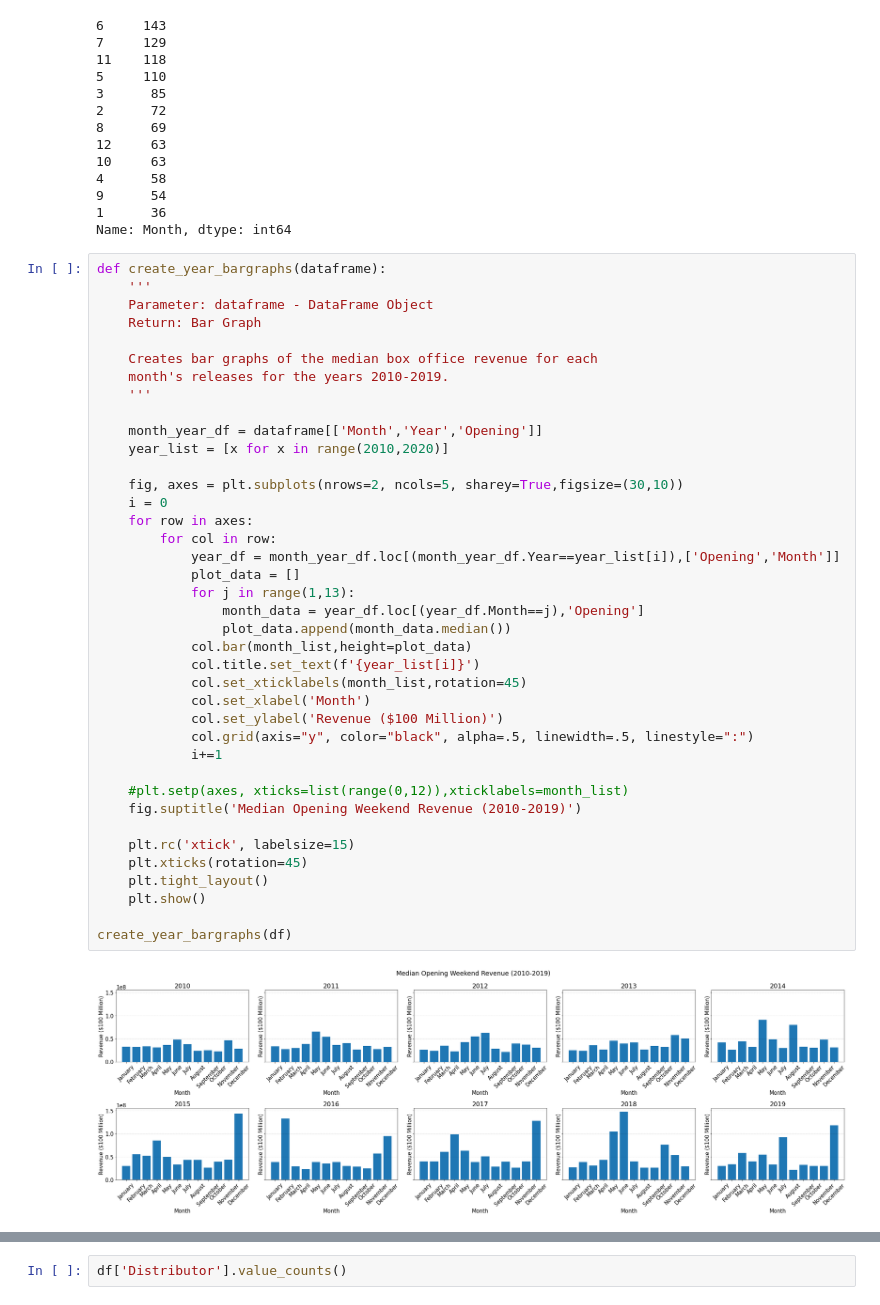
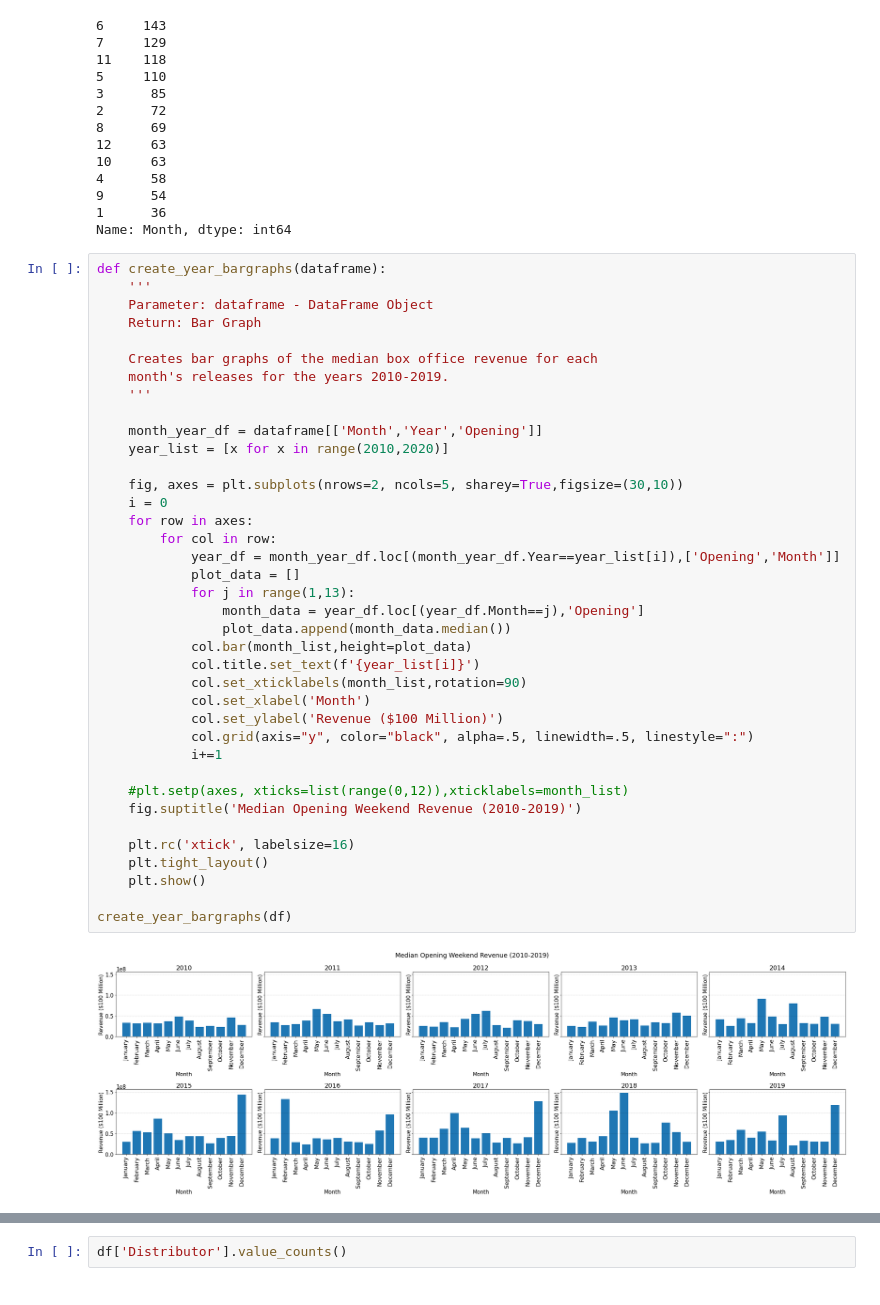
Before and after one commit to noodleybroodley/Opening-Weekend-Box-Office-Revenue, a Jupyter notebook: notebooks/test.ipynb, the cells around one changed output, grey strips where cells are left out. Drawn from its saved outputs; the diff is of its cells as text.

```diff
--- a/notebooks/test.ipynb
+++ b/notebooks/test.ipynb
@@ -172,37 +172,36 @@ def create_year_bargraphs(dataframe):
 	month's releases for the years 2010-2019.
 	'''
 
 	month_year_df = dataframe[['Month','Year','Opening']]
 	year_list = [x for x in range(2010,2020)]
 
 	fig, axes = plt.subplots(nrows=2, ncols=5, sharey=True,figsize=(30,10))
 	i = 0
 	for row in axes:
 		for col in row:
 			year_df = month_year_df.loc[(month_year_df.Year==year_list[i]),['Opening','Month']]
 			plot_data = []
 			for j in range(1,13):
 				month_data = year_df.loc[(year_df.Month==j),'Opening']
 				plot_data.append(month_data.median())
 			col.bar(month_list,height=plot_data)
 			col.title.set_text(f'{year_list[i]}')
-			col.set_xticklabels(month_list,rotation=45)
+			col.set_xticklabels(month_list,rotation=90)
 			col.set_xlabel('Month')
 			col.set_ylabel('Revenue ($100 Million)')
 			col.grid(axis="y", color="black", alpha=.5, linewidth=.5, linestyle=":")
 			i+=1
 
 	#plt.setp(axes, xticks=list(range(0,12)),xticklabels=month_list)
 	fig.suptitle('Median Opening Weekend Revenue (2010-2019)')
 
-	plt.rc('xtick', labelsize=15)
-	plt.xticks(rotation=45)
+	plt.rc('xtick', labelsize=16)
 	plt.tight_layout()
 	plt.show()
 
 create_year_bargraphs(df)
 # %% [output]
-[figure, old version]
+[figure, new version]
 # %%
 def create_year_hist(dataframe):
 	'''
```
Also changed, not shown: parts of 1 cell of this notebook, 6 other files.
